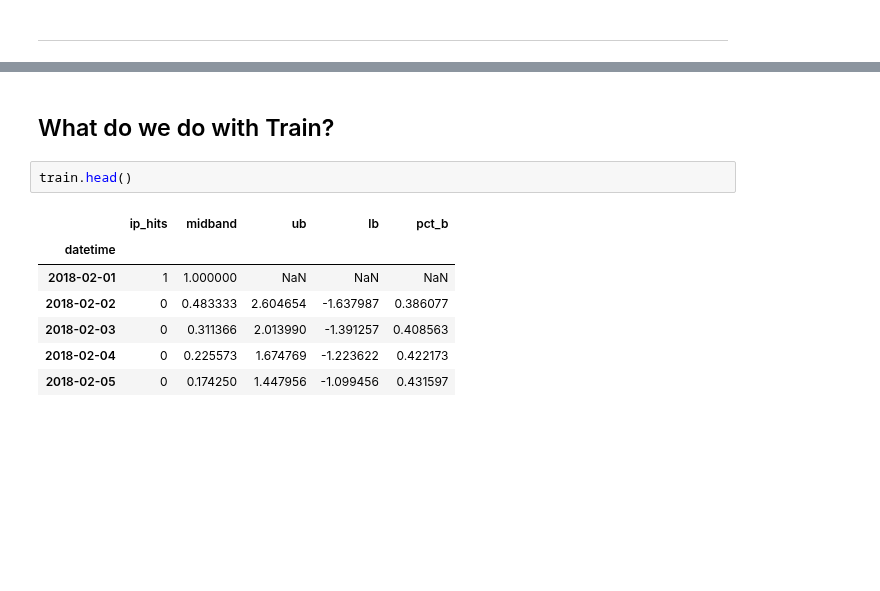
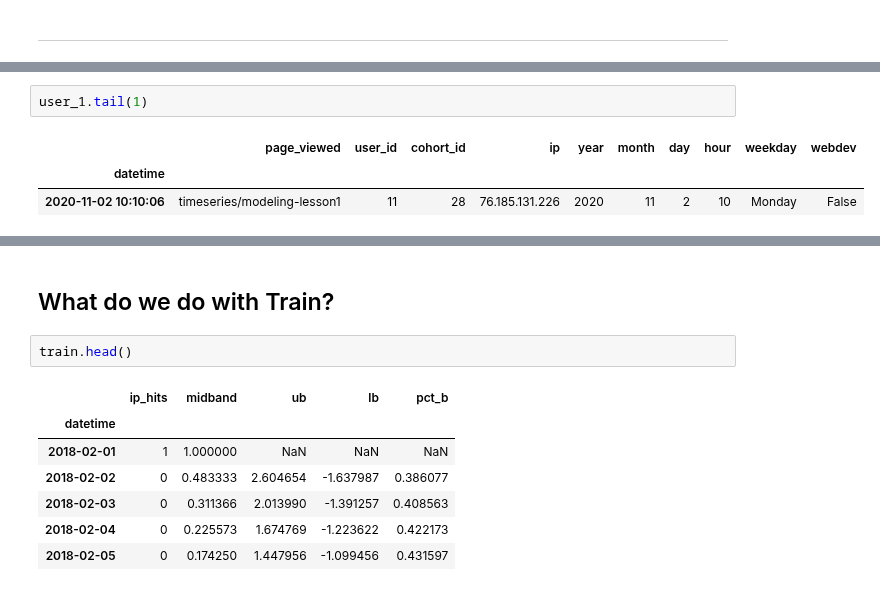
Before and after one commit to CSolitaire/anomaly-detection-exercises, a Jupyter notebook: time_series_anomaly_detection.ipynb, the cells around one changed output, grey strips where cells are left out. Saved outputs shown, nothing was run; the diff lists cells and outputs as text; blank space fills up the shorter version.

```diff
--- a/time_series_anomaly_detection.ipynb
+++ b/time_series_anomaly_detection.ipynb
@@ -1414,0 +1440,6 @@ sat
+# %%
+user_1.tail(1)
+# %% [output]
+|  | page_viewed | user_id | cohort_id | ip | year | month | day | hour | weekday | webdev |
+| datetime |  |  |  |  |  |  |  |  |  |  |
+| 2020-11-02 10:10:06 | timeseries/modeling-lesson1 | 11 | 28 | 76.185.131.226 | 2020 | 11 | 2 | 10 | Monday | False |
```
Also changed, not shown: parts of 37 cells of this notebook.
